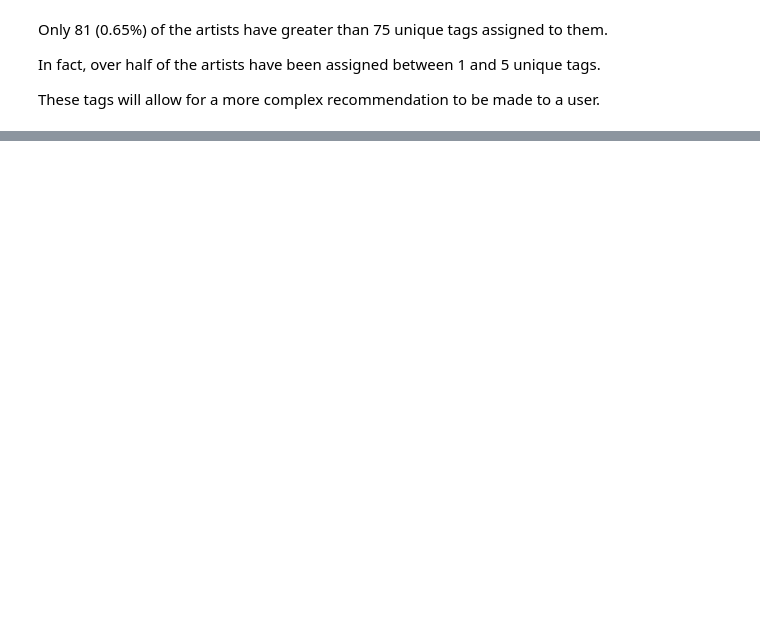
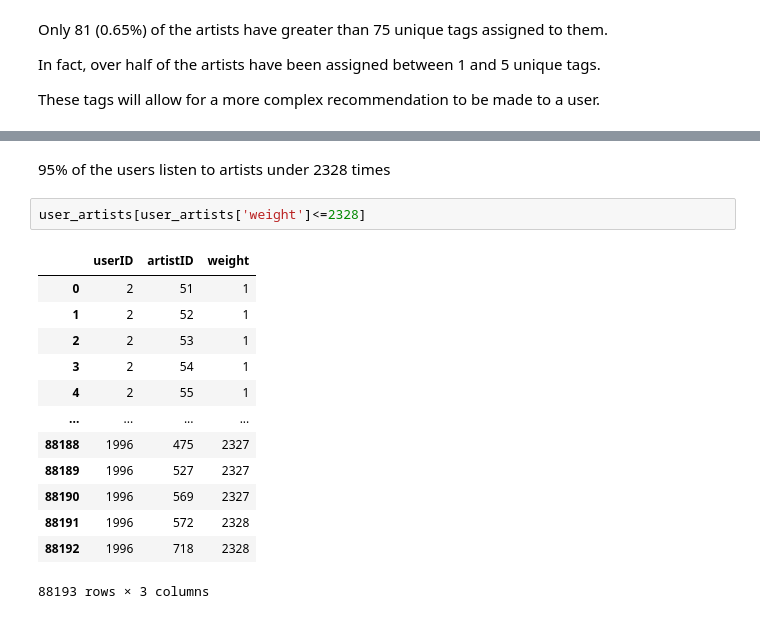
Before and after one commit to laramurphyyx/CA4015-Recommender-System, a Jupyter notebook: Data Exploration.ipynb, the cells around one changed output, grey strips where cells are left out. Cells and saved outputs as stored; diff of their text form; blank space fills up the shorter version.

```diff
--- a/Data Exploration.ipynb
+++ b/Data Exploration.ipynb
@@ -165,0 +229,18 @@ These tags will allow for a more complex recommendation to be made to a user.
+# %% [markdown]
+95% of the users listen to artists under 2328 times
+# %%
+user_artists[user_artists['weight']<=2328]
+# %% [output]
+|  | userID | artistID | weight |
+| 0 | 2 | 51 | 1 |
+| 1 | 2 | 52 | 1 |
+| 2 | 2 | 53 | 1 |
+| 3 | 2 | 54 | 1 |
+| 4 | 2 | 55 | 1 |
+| ... | ... | ... | ... |
+| 88188 | 1996 | 475 | 2327 |
+| 88189 | 1996 | 527 | 2327 |
+| 88190 | 1996 | 569 | 2327 |
+| 88191 | 1996 | 572 | 2328 |
+| 88192 | 1996 | 718 | 2328 |
+88193 rows × 3 columns
```
Also changed, not shown: parts of 42 cells of this notebook.
